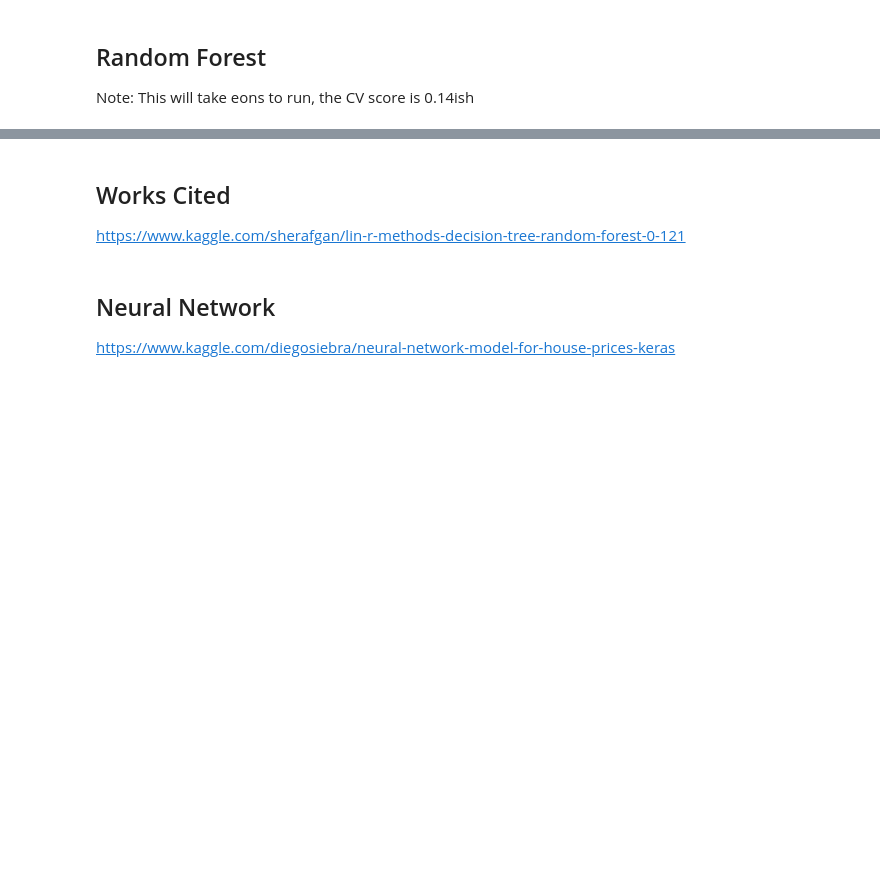
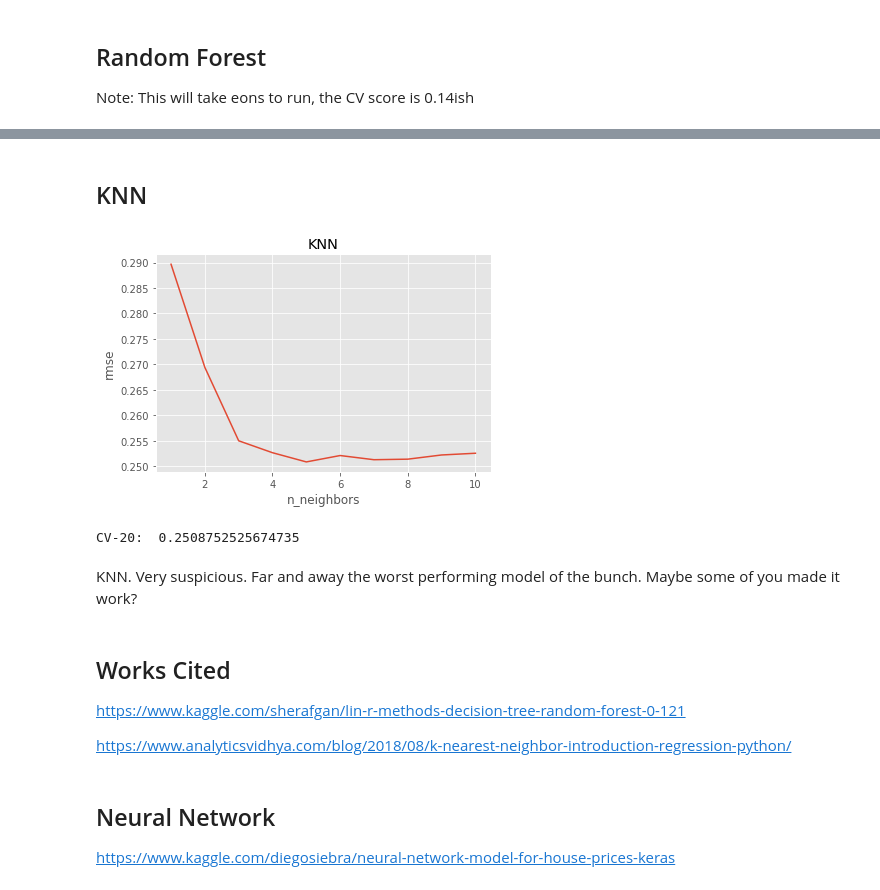
Before and after one commit to SUSA-org/Fall-2018-Career-Exploration, a Jupyter notebook: Lectures/Lecture 11/Lecture11.ipynb, the cells around one changed output, grey strips where cells are left out. Cells and saved outputs as stored; diff of their text form; code cells hidden in the pictures; blank space fills up the shorter version.

```diff
--- a/Lectures/Lecture 11/Lecture11.ipynb
+++ b/Lectures/Lecture 11/Lecture11.ipynb
@@ -362,7 +362,36 @@ CV-20:  0.14064869261604823
+# %% [markdown]
+## KNN
+# %%
+from sklearn import neighbors
+
+model_knn = neighbors.KNeighborsRegressor()
+
+def KNN_model_evaluation(n_neighbors):
+    cv_knn = [rmse_cv(neighbors.KNeighborsRegressor(n_neighbors = md)).mean() for md in n_neighbors]
+    cv_knn = pd.Series(cv_knn, index = n_neighbors)
+    cv_knn.plot(title = "KNN")
+    plt.xlabel("n_neighbors")
+    plt.ylabel("rmse")
+    plt.show()
+
+n_neighbors = list(np.arange(1, 11, 1))
+KNN_model_evaluation(n_neighbors)
+# %% [output]
+[figure, added]
+# %%
+model_knn = neighbors.KNeighborsRegressor(n_neighbors = 5)
+model_knn.fit(X, y)
+print('CV-20: ', np.mean(rmse_cv(model_knn)))
+# %% [output]
+CV-20:  0.2508752525674735
+# %% [markdown]
+KNN. Very suspicious. Far and away the worst performing model of the bunch. Maybe some of you made it work?
 # %% [markdown]
 ## Works Cited
 
 https://www.kaggle.com/sherafgan/lin-r-methods-decision-tree-random-forest-0-121
+
+https://www.analyticsvidhya.com/blog/2018/08/k-nearest-neighbor-introduction-regression-python/
 # %% [markdown]
 ## Neural Network
 
```
Also changed, not shown: parts of 4 cells of this notebook.
